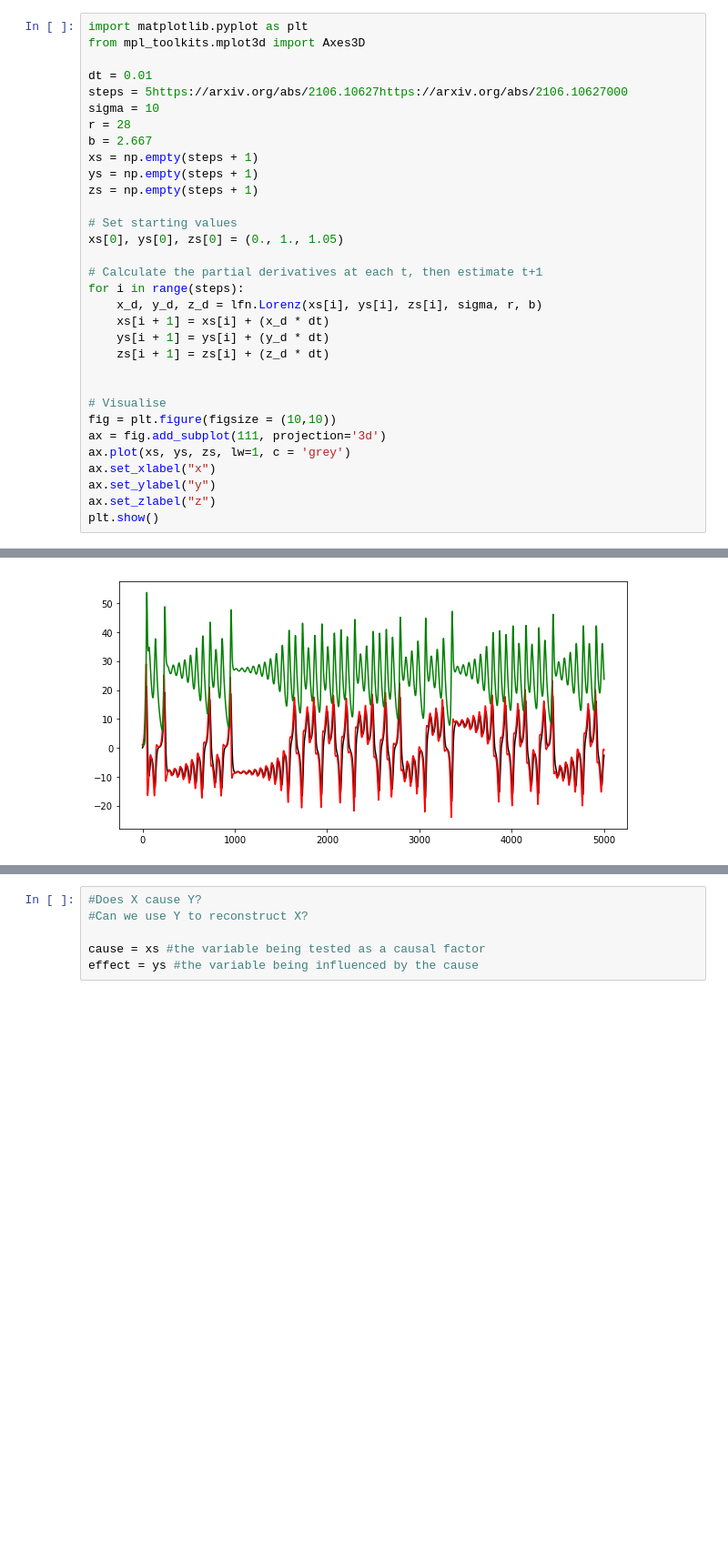
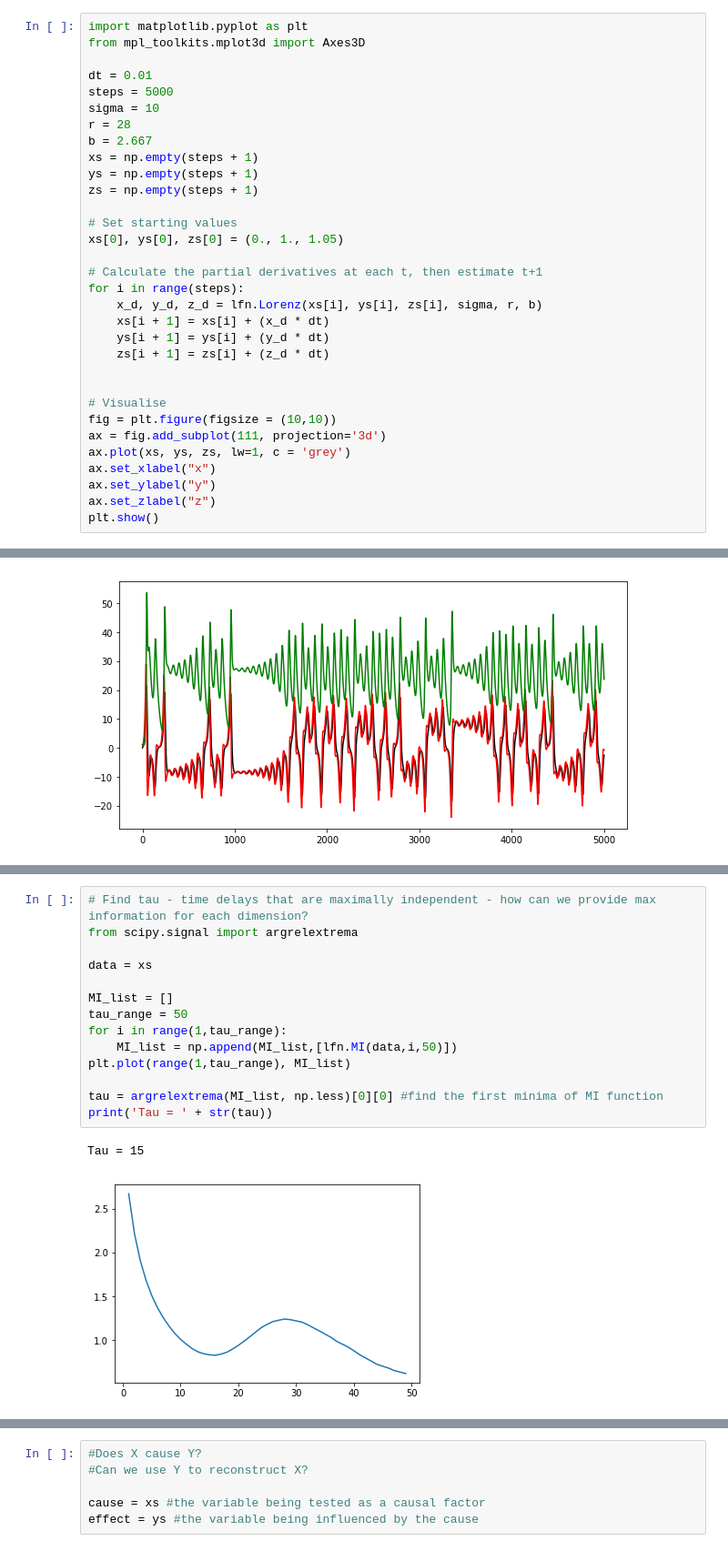
Before and after one commit to dafishcode/empirical_dynamic_modelling, a Jupyter notebook: CCM_run.ipynb, the cells around one changed output, grey strips where cells are left out. Shown at 91% size. Saved outputs shown, nothing was run; the diff lists cells and outputs as text; blank space fills up the shorter version.

```diff
--- a/CCM_run.ipynb
+++ b/CCM_run.ipynb
@@ -67,7 +65,7 @@ import matplotlib.pyplot as plt
 from mpl_toolkits.mplot3d import Axes3D
 
 dt = 0.01
-steps = 5https://arxiv.org/abs/2106.10627https://arxiv.org/abs/2106.10627000
+steps = 5000
 sigma = 10
 r = 28
 b = 2.667
@@ -110,0 +173,17 @@ xs.shape, ys.shape
+# %%
+# Find tau - time delays that are maximally independent - how can we provide max information for each dimension?
+from scipy.signal import argrelextrema
+
+data = xs
+
+MI_list = []
+tau_range = 50
+for i in range(1,tau_range):
+    MI_list = np.append(MI_list,[lfn.MI(data,i,50)])
+plt.plot(range(1,tau_range), MI_list)
+
+tau = argrelextrema(MI_list, np.less)[0][0] #find the first minima of MI function
+print('Tau = ' + str(tau))
+# %% [output]
+Tau = 15
+[figure, added]
```
Also changed, not shown: parts of 62 cells of this notebook, 2 other files.
